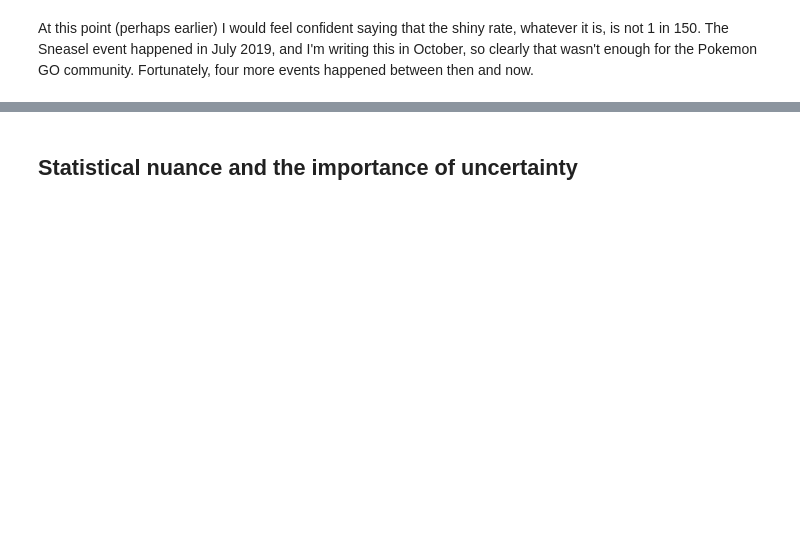
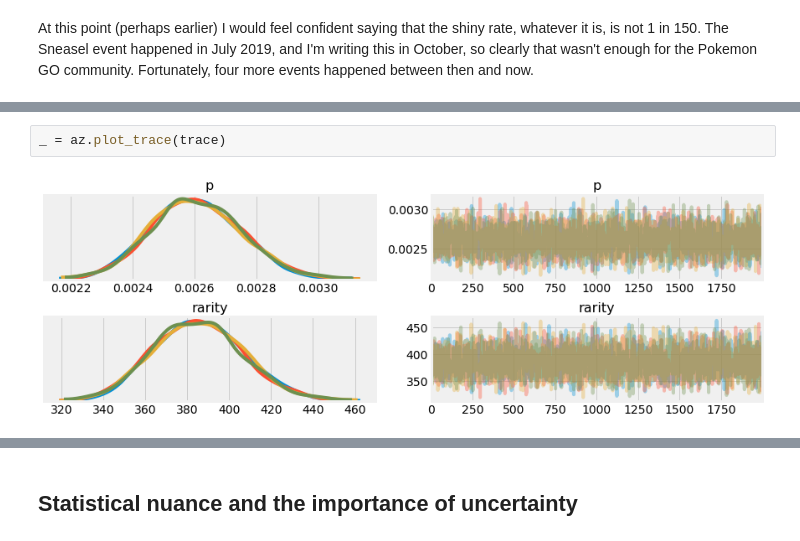
Before and after one commit to tuchandra/silph, a Jupyter notebook: analysis.ipynb, the cells around one changed output, grey strips where cells are left out. Cells and saved outputs as stored; diff of their text form; blank space fills up the shorter version.

```diff
--- a/analysis.ipynb
+++ b/analysis.ipynb
@@ -244,0 +279,4 @@ We can confidently say that **it is extremely unlikely that the boosted shiny ra
+# %%
+_ = az.plot_trace(trace)
+# %% [output]
+[figure, added]
```
Also changed, not shown: parts of 23 cells of this notebook.
